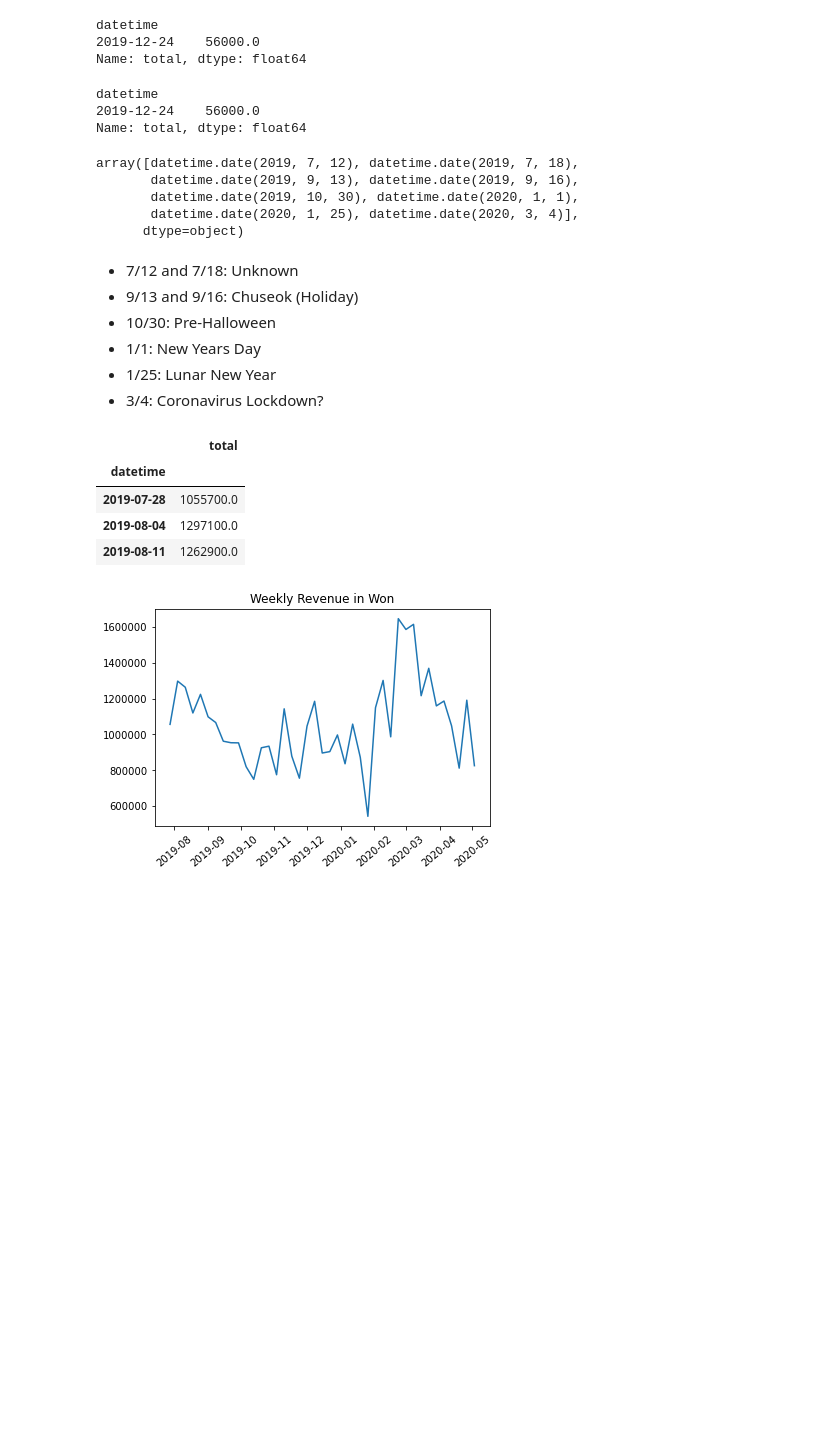
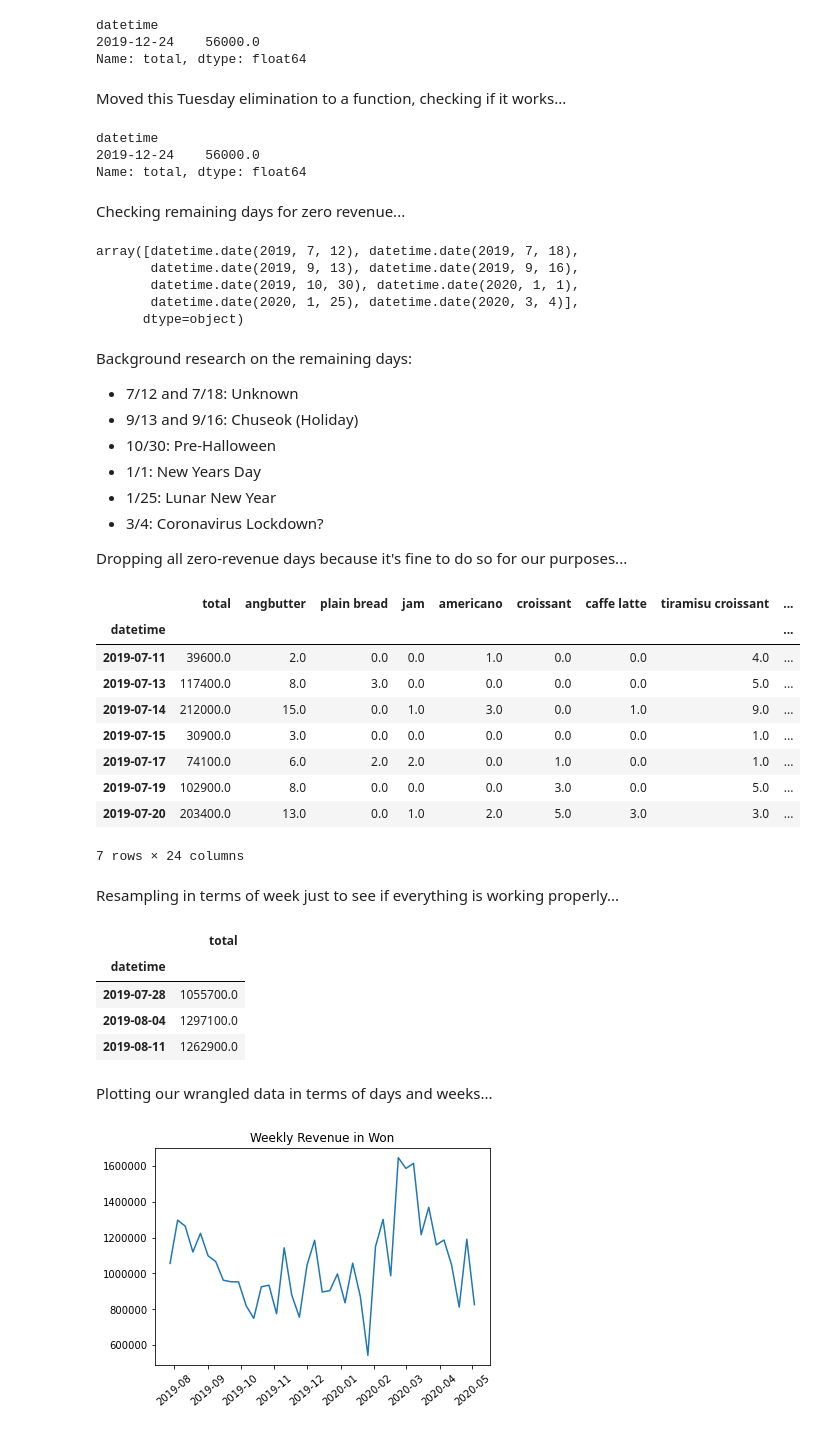
Before and after one commit to JacobPaxton/bakery-sales, a Jupyter notebook: wrangle.ipynb, the cells around one changed output. Cells and saved outputs as stored; diff of their text form; code cells hidden in the pictures; blank space fills up the shorter version.

```diff
--- a/wrangle.ipynb
+++ b/wrangle.ipynb
@@ -105,6 +151,8 @@ daily_no_tuesdays[daily_no_tuesdays.index == '2019-12-24']
 datetime
 2019-12-24    56000.0
 Name: total, dtype: float64
+# %% [markdown]
+Moved this Tuesday elimination to a function, checking if it works...
 # %%
 # try out wrangle.py function to do the above
 daily_no_tuesdays = wrangle.drop_closed_tuesdays(daily_sales)
@@ -114,6 +162,8 @@ daily_no_tuesdays[daily_no_tuesdays.index.day_name() == 'Tuesday']
 datetime
 2019-12-24    56000.0
 Name: total, dtype: float64
+# %% [markdown]
+Checking remaining days for zero revenue...
 # %%
 # check remaining days that have zero sales
 zero_sales = daily_no_tuesdays == 0
@@ -125,12 +175,34 @@ array([datetime.date(2019, 7, 12), datetime.date(2019, 7, 18),
        datetime.date(2020, 1, 25), datetime.date(2020, 3, 4)],
       dtype=object)
 # %% [markdown]
+Background research on the remaining days:
 - 7/12 and 7/18: Unknown
 - 9/13 and 9/16: Chuseok (Holiday)
 - 10/30: Pre-Halloween
 - 1/1: New Years Day
 - 1/25: Lunar New Year
 - 3/4: Coronavirus Lockdown?
+
+Dropping all zero-revenue days because it's fine to do so for our purposes...
+# %%
+# re-import data using function
+sales, prices = wrangle.prep_explore()
+# use function to drop zero-revenue days
+daily_sales = wrangle.drop_zero_rev_days(sales)
+daily_sales.head(7)
+# %% [output]
+|  | total | angbutter | plain bread | jam | americano | croissant | caffe latte | tiramisu croissant | ... |
+| datetime |  |  |  |  |  |  |  |  | ... |
+| 2019-07-11 | 39600.0 | 2.0 | 0.0 | 0.0 | 1.0 | 0.0 | 0.0 | 4.0 | ... |
+| 2019-07-13 | 117400.0 | 8.0 | 3.0 | 0.0 | 0.0 | 0.0 | 0.0 | 5.0 | ... |
+| 2019-07-14 | 212000.0 | 15.0 | 0.0 | 1.0 | 3.0 | 0.0 | 1.0 | 9.0 | ... |
+| 2019-07-15 | 30900.0 | 3.0 | 0.0 | 0.0 | 0.0 | 0.0 | 0.0 | 1.0 | ... |
+| 2019-07-17 | 74100.0 | 6.0 | 2.0 | 2.0 | 0.0 | 1.0 | 0.0 | 1.0 | ... |
+| 2019-07-19 | 102900.0 | 8.0 | 0.0 | 0.0 | 0.0 | 3.0 | 0.0 | 5.0 | ... |
+| 2019-07-20 | 203400.0 | 13.0 | 0.0 | 1.0 | 2.0 | 5.0 | 3.0 | 3.0 | ... |
+7 rows × 24 columns
+# %% [markdown]
+Resampling in terms of week just to see if everything is working properly...
 # %%
 # resample in terms of day for initial look
 weekly_revenue = sales.resample('W').sum()[['total']]['2019-07-23':'2020-05-03']
@@ -141,6 +213,8 @@ weekly_revenue.head(3)
 | 2019-07-28 | 1055700.0 |
 | 2019-08-04 | 1297100.0 |
 | 2019-08-11 | 1262900.0 |
+# %% [markdown]
+Plotting our wrangled data in terms of days and weeks...
 # %%
 plt.plot(weekly_revenue)
 plt.gcf().axes[0].yaxis.get_major_formatter().set_scientific(False)
```
Also changed, not shown: parts of 12 cells of this notebook.
